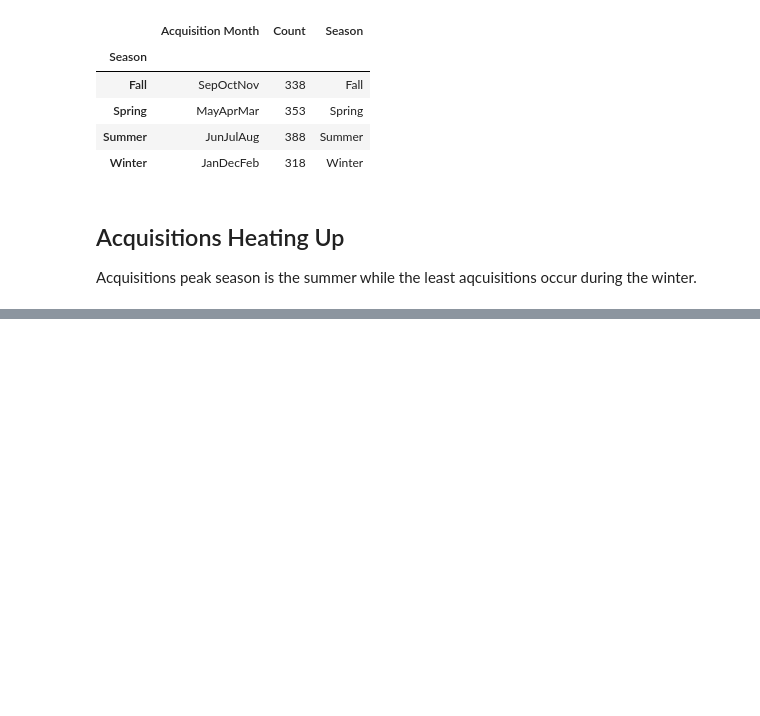
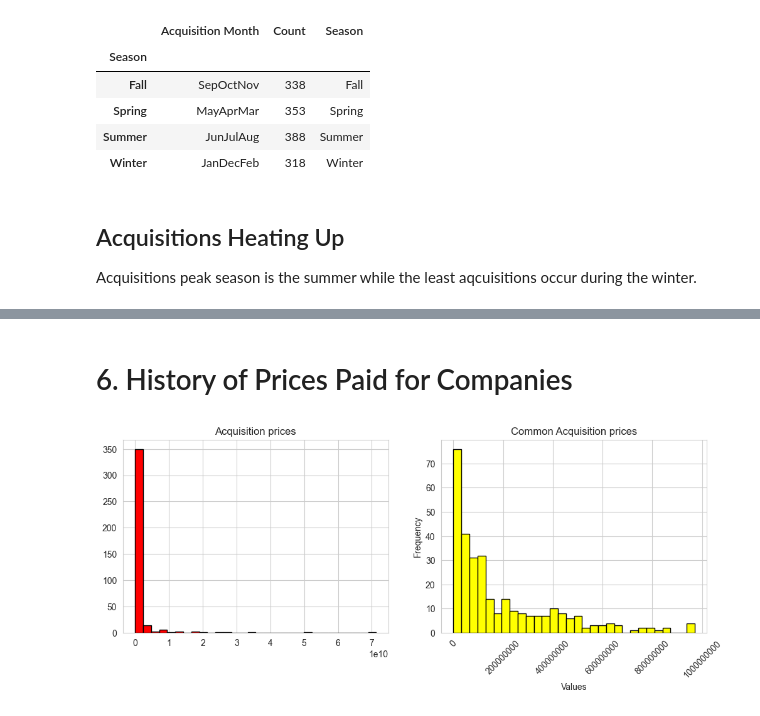
Before and after one commit to build-summer-2024/async-orange-Roberto_Echeverria-final-project, a Jupyter notebook: Data_Exploration.ipynb, the cells around one changed output, grey strips where cells are left out. Saved outputs shown, nothing was run; the diff lists cells and outputs as text; code cells hidden in the pictures; blank space fills up the shorter version.

```diff
--- a/Data_Exploration.ipynb
+++ b/Data_Exploration.ipynb
@@ -236,0 +309,35 @@ Acquisitions peak season is the summer while the least aqcuisitions occur during
+# %% [markdown]
+# 6. History of Prices Paid for Companies
+# %%
+# Question 6: Histogram of Prices paid for the companies
+df
+# Convert the 'Acquisition Price' column to numeric values
+df['Acquisition Price'] = pd.to_numeric(df['Acquisition Price'], errors='coerce')
+# Filter out undisclosed Acquisition prices
+filtered_acquisition_prices = df[(df['Acquisition Price'] > 0)]
+frequent_prices = df[(df['Acquisition Price'] > 0) & (df['Acquisition Price'] < 1000000000)]
+#Create List for Prices
+price = filtered_acquisition_prices['Acquisition Price'].tolist()
+freq_prices = frequent_prices['Acquisition Price'].tolist()
+
+# Creating subplots with multiple histograms
+fig, axes = plt.subplots(nrows=1, ncols=2, figsize=(12, 4))
+
+axes[0].hist(price, bins=30, color='Red', edgecolor='black')
+axes[0].set_title('Acquisition prices')
+
+axes[1].hist(freq_prices, bins=30, color='Yellow', edgecolor='black')
+axes[1].set_title('Common Acquisition prices')
+
+# Adding labels and title
+plt.xlabel('Values')
+plt.ylabel('Frequency')
+plt.xticks(rotation=45)
+# Prevent scientific notation on the x-axis
+plt.ticklabel_format(style='plain', axis='x')
+
+# Display the plot
+plt.show()
+df[(df['Acquisition Price'] > 0) & (df['Acquisition Price'] > 70000000000)]
+# %% [output]
+[figure, added]
```
Also changed, not shown: parts of 34 cells of this notebook, 3 other files.
